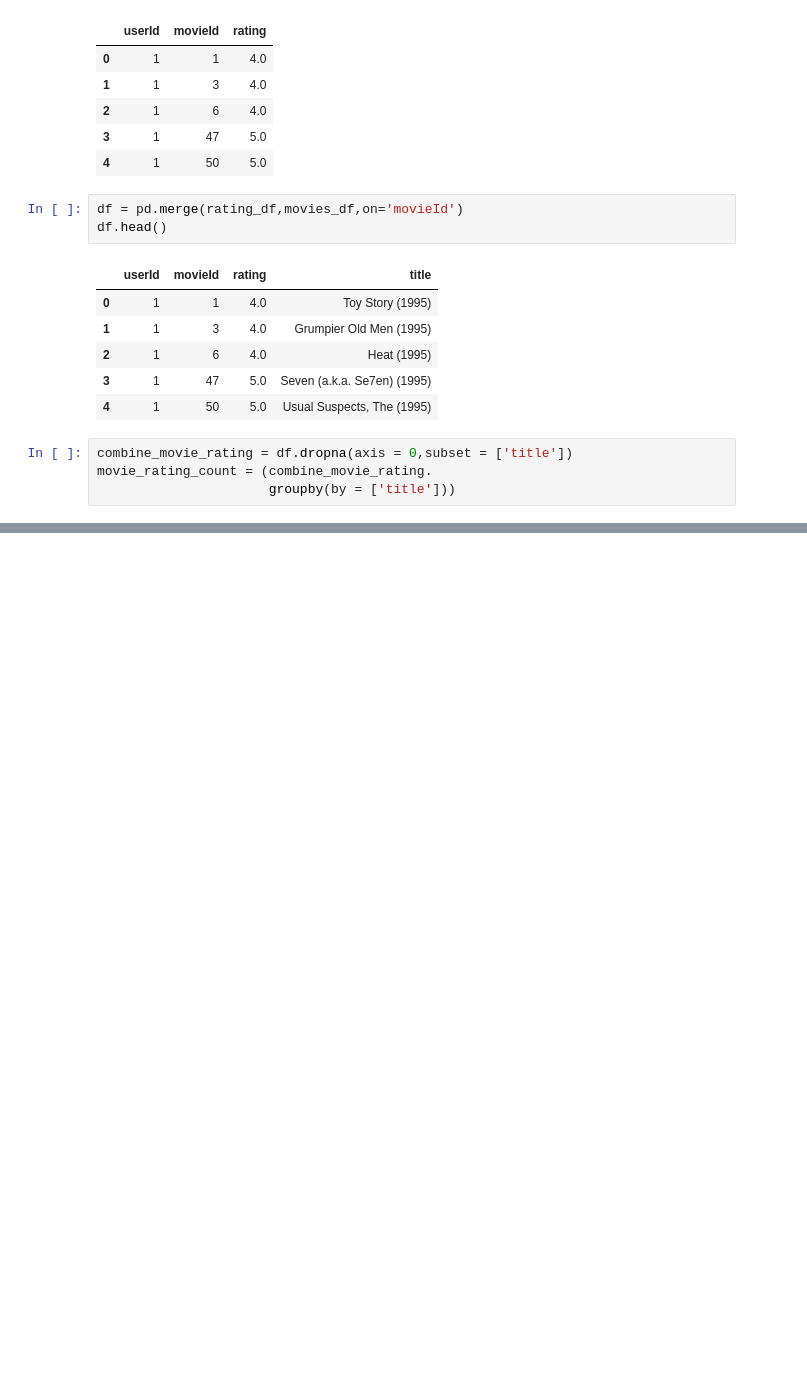
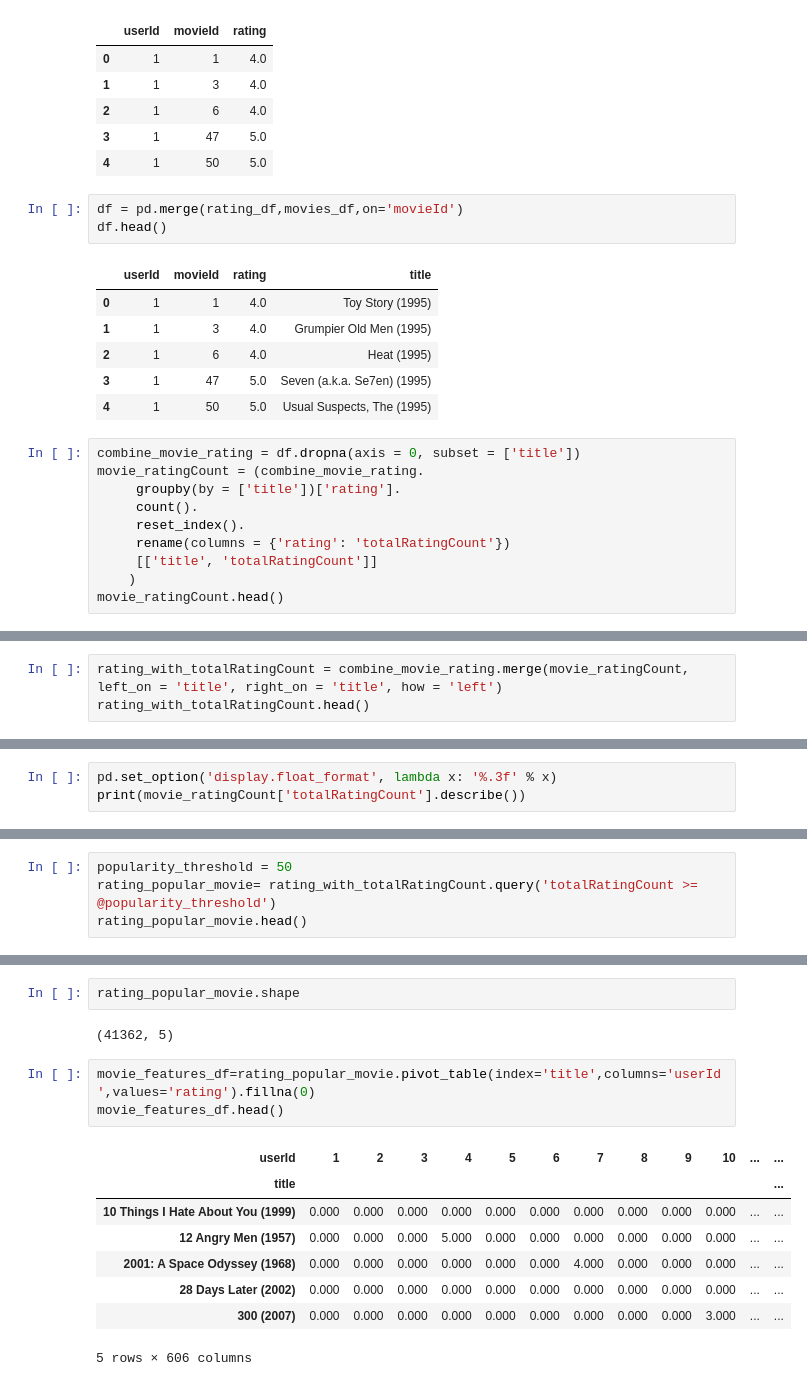
Before and after one commit to AntoJeffrinG/KNN-Recomendation-System, a Jupyter notebook: recom.ipynb, the cells around one changed output, grey strips where cells are left out. Drawn from its saved outputs; the diff is of its cells as text; blank space fills up the shorter version.

```diff
--- a/recom.ipynb
+++ b/recom.ipynb
@@ -33,6 +33,12 @@ df.head()
 | 3 | 1 | 47 | 5.0 | Seven (a.k.a. Se7en) (1995) |
 | 4 | 1 | 50 | 5.0 | Usual Suspects, The (1995) |
 # %%
-combine_movie_rating = df.dropna(axis = 0,subset = ['title'])
-movie_rating_count = (combine_movie_rating.
-                      groupby(by = ['title']))
+combine_movie_rating = df.dropna(axis = 0, subset = ['title'])
+movie_ratingCount = (combine_movie_rating.
+     groupby(by = ['title'])['rating'].
+     count().
+     reset_index().
+     rename(columns = {'rating': 'totalRatingCount'})
+     [['title', 'totalRatingCount']]
+    )
+movie_ratingCount.head()
@@ -38,0 +52,3 @@ movie_rating_count = (combine_movie_rating.
+# %%
+rating_with_totalRatingCount = combine_movie_rating.merge(movie_ratingCount, left_on = 'title', right_on = 'title', how = 'left')
+rating_with_totalRatingCount.head()
@@ -38,0 +62,3 @@ movie_rating_count = (combine_movie_rating.
+# %%
+pd.set_option('display.float_format', lambda x: '%.3f' % x)
+print(movie_ratingCount['totalRatingCount'].describe())
@@ -38,0 +75,4 @@ movie_rating_count = (combine_movie_rating.
+# %%
+popularity_threshold = 50
+rating_popular_movie= rating_with_totalRatingCount.query('totalRatingCount >= @popularity_threshold')
+rating_popular_movie.head()
@@ -38,0 +86,16 @@ movie_rating_count = (combine_movie_rating.
+# %%
+rating_popular_movie.shape
+# %% [output]
+(41362, 5)
+# %%
+movie_features_df=rating_popular_movie.pivot_table(index='title',columns='userId',values='rating').fillna(0)
+movie_features_df.head()
+# %% [output]
+| userId | 1 | 2 | 3 | 4 | 5 | 6 | 7 | 8 | 9 | 10 | ... | ... |
+| title |  |  |  |  |  |  |  |  |  |  |  | ... |
+| 10 Things I Hate About You (1999) | 0.000 | 0.000 | 0.000 | 0.000 | 0.000 | 0.000 | 0.000 | 0.000 | 0.000 | 0.000 | ... | ... |
+| 12 Angry Men (1957) | 0.000 | 0.000 | 0.000 | 5.000 | 0.000 | 0.000 | 0.000 | 0.000 | 0.000 | 0.000 | ... | ... |
+| 2001: A Space Odyssey (1968) | 0.000 | 0.000 | 0.000 | 0.000 | 0.000 | 0.000 | 4.000 | 0.000 | 0.000 | 0.000 | ... | ... |
+| 28 Days Later (2002) | 0.000 | 0.000 | 0.000 | 0.000 | 0.000 | 0.000 | 0.000 | 0.000 | 0.000 | 0.000 | ... | ... |
+| 300 (2007) | 0.000 | 0.000 | 0.000 | 0.000 | 0.000 | 0.000 | 0.000 | 0.000 | 0.000 | 3.000 | ... | ... |
+5 rows × 606 columns
```
Also changed, not shown: parts of 9 cells of this notebook.
